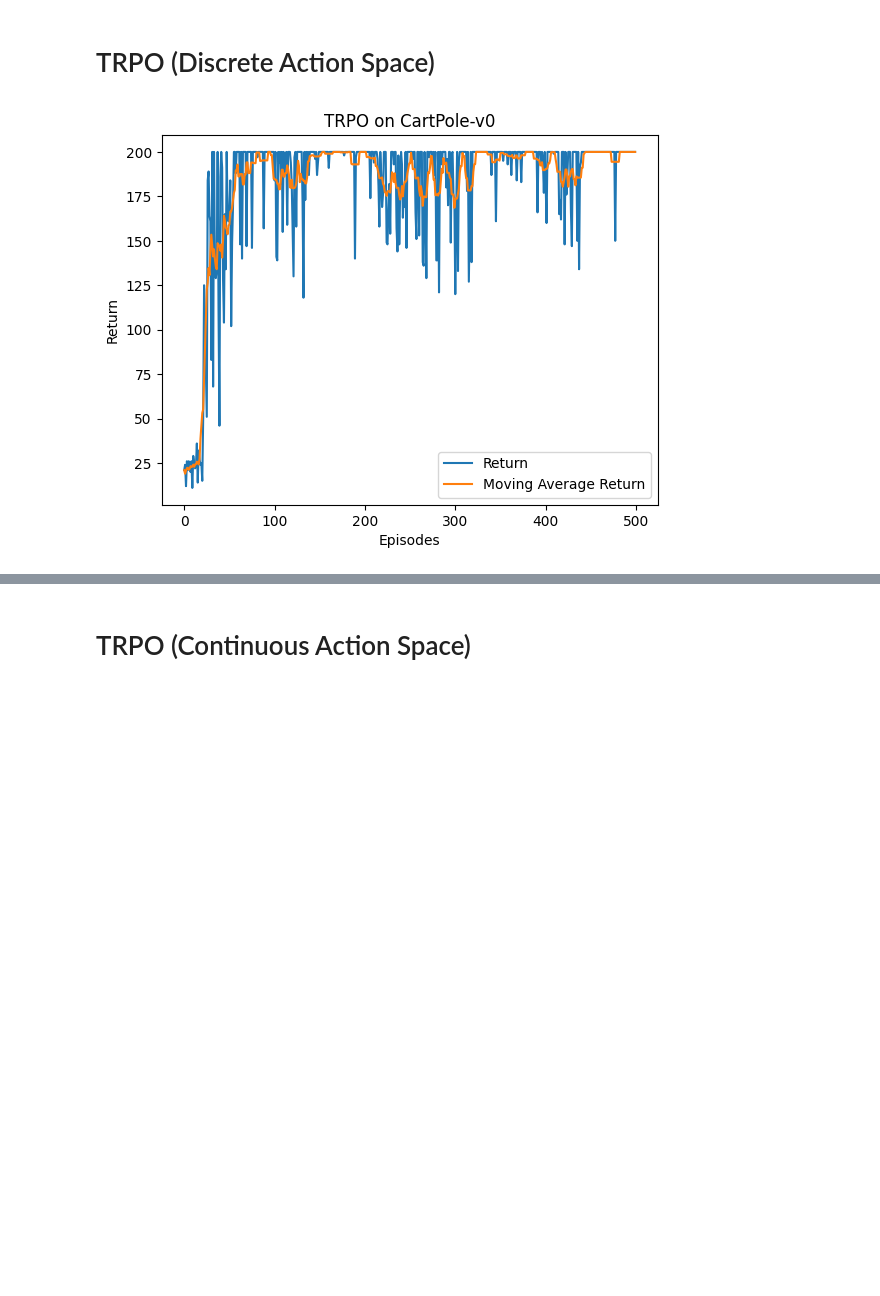
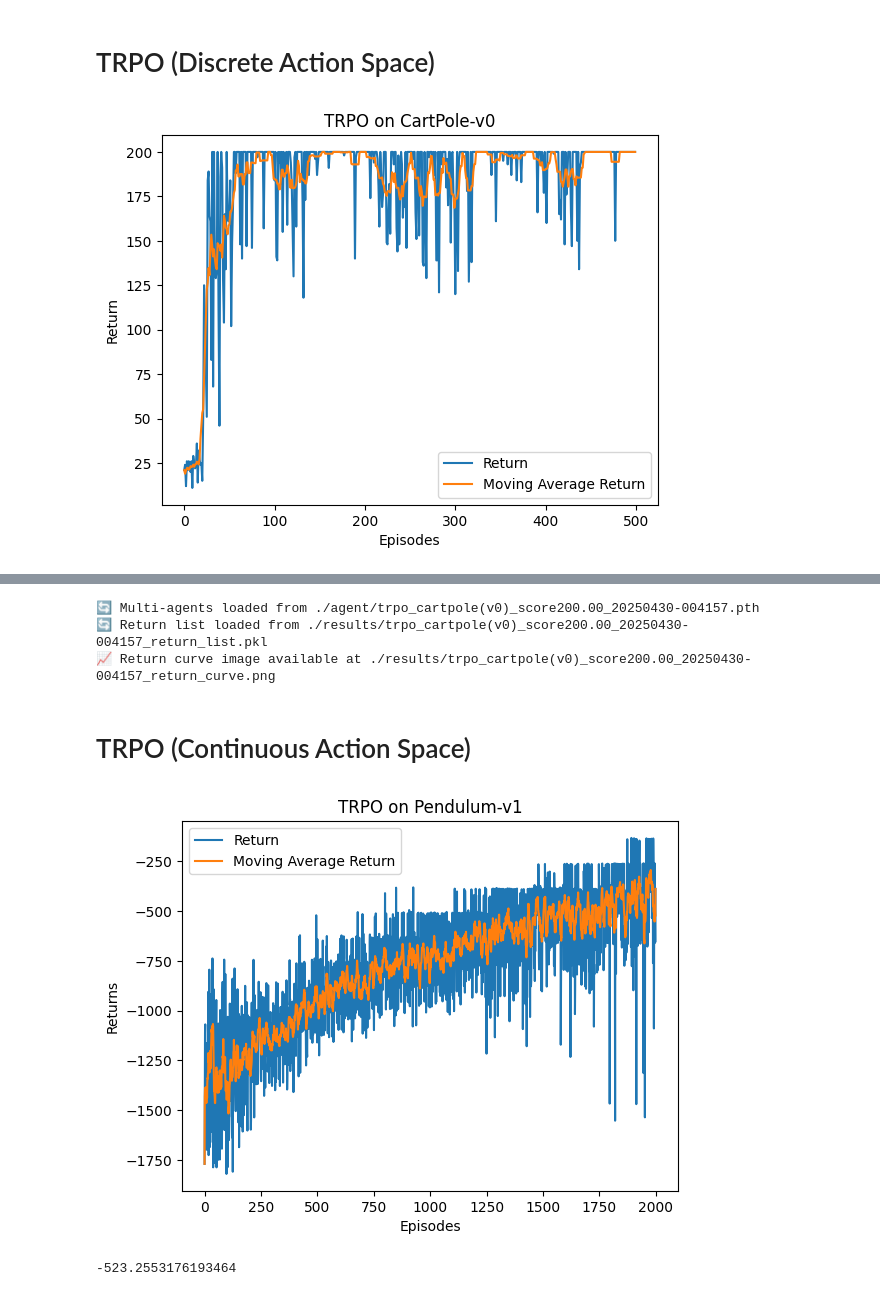
Before and after one commit to HaokunFeng/RL-Algorithms, a Jupyter notebook: 11_TRPO.ipynb, the cells around one changed output, grey strips where cells are left out. Saved outputs shown, nothing was run; the diff lists cells and outputs as text; code cells hidden in the pictures; blank space fills up the shorter version.

Commit message:
update TRPO

```diff
--- a/11_TRPO.ipynb
+++ b/11_TRPO.ipynb
@@ -211,3 +256,13 @@ rl_utils.watch_agent(env_name, agent, device, num_episodes=1)
+# %%
+agent_dict, return_list = rl_utils.load_all(agent_dict=agent_dict,
+                                            model_name='trpo_cartpole(v0)',
+                                            timestamp='20250430-004157',
+                                            score=200,
+                                            device=device)
+# %% [output]
+🔄 Multi-agents loaded from ./agent/trpo_cartpole(v0)_score200.00_20250430-004157.pth
+🔄 Return list loaded from ./results/trpo_cartpole(v0)_score200.00_20250430-004157_return_list.pkl
+📈 Return curve image available at ./results/trpo_cartpole(v0)_score200.00_20250430-004157_return_curve.png
 # %% [markdown]
 # TRPO (Continuous Action Space)
 # %%
@@ -224,0 +441,40 @@ class PolicyNetContinuous(torch.nn.Module):
+# %%
+num_episodes = 2000
+hidden_dim = 128
+gamma = 0.9
+lmbda = 0.9
+critic_lr = 1e-2
+kl_constraint = 0.00005
+alpha = 0.5
+device = torch.device("cuda") if torch.cuda.is_available() else torch.device("cpu")
+
+env_name = 'Pendulum-v1'
+env = gym.make(env_name)
+
+seed = 0
+env.reset(seed=seed)
+env.action_space.seed(seed)
+np.random.seed(seed)
+torch.manual_seed(seed)
+
+agent = TRPOContinuous(hidden_dim,
+                       env.observation_space,
+                       env.action_space,
+                       lmbda,
+                       kl_constraint,
+                       alpha,
+                       critic_lr,
+                       gamma,
+                       device)
+return_list = rl_utils.train_on_policy_agent(env, agent, num_episodes)
+# %%
+mv_return = rl_utils.moving_average(return_list, 9)
+plt.plot(return_list, label='Return')
+plt.plot(mv_return, label='Moving Average Return')
+plt.legend()
+plt.xlabel('Episodes')
+plt.ylabel('Returns')
+plt.title('TRPO on {}'.format(env_name))
+plt.show()
+# %% [output]
+[figure, added]
@@ -224,0 +483,5 @@ class PolicyNetContinuous(torch.nn.Module):
+# %%
+score = rl_utils.moving_average_score(return_list, 10)
+print(score)
+# %% [output]
+-523.2553176193464
```
Also changed, not shown: parts of 8 cells of this notebook, 10 other files.
